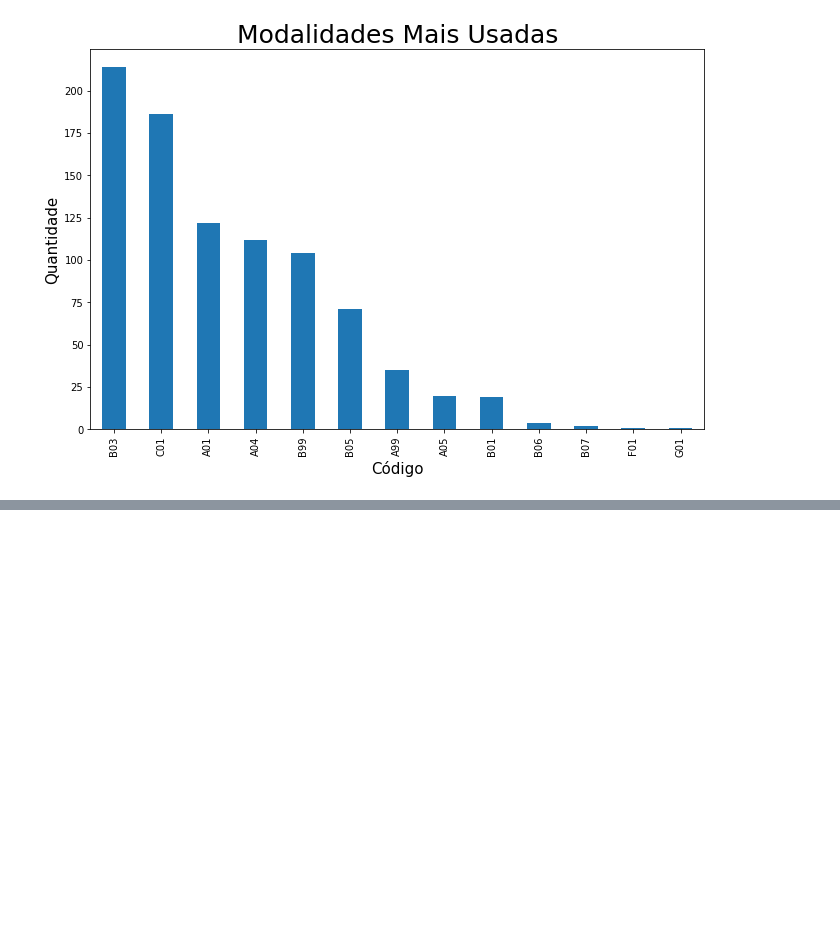
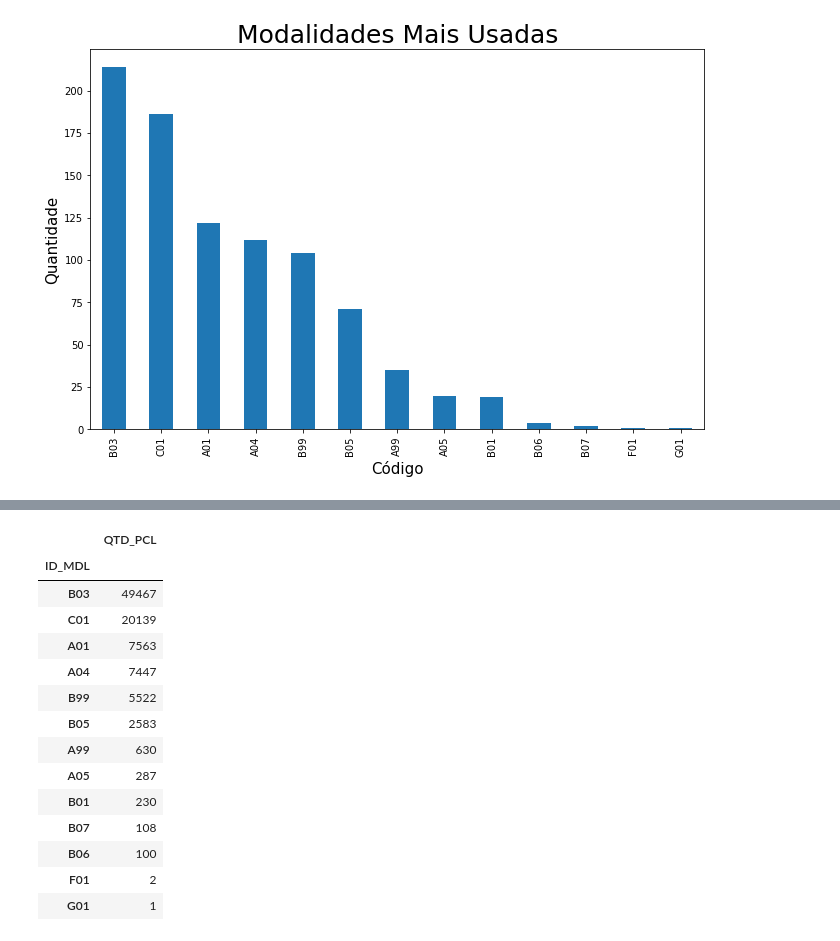
Before and after one commit to ThallesTorres/Projeto_SPC, a Jupyter notebook: SPRINT 2/Analise_STG_OPR_ITT.ipynb, the cells around one changed output, grey strips where cells are left out. Cells and saved outputs as stored; diff of their text form; code cells hidden in the pictures; blank space fills up the shorter version.

```diff
--- a/SPRINT 2/Analise_STG_OPR_ITT.ipynb
+++ b/SPRINT 2/Analise_STG_OPR_ITT.ipynb
@@ -87 +165,24 @@ plt.ylabel('Quantidade', size=15); # Nomeando o eixo Y
+# %%
+# Soma das Parcelas por Modalidades.
+
+temp = dados_STG_OPR_ITT[['ID_MDL', 'QTD_PCL']].dropna()
+
+soma_parcela_por_mdl = temp.groupby(['ID_MDL']).sum().sort_values(by = 'QTD_PCL', ascending = False)
+soma_parcela_por_mdl
+# %% [output]
+|  | QTD_PCL |
+| ID_MDL |  |
+| B03 | 49467 |
+| C01 | 20139 |
+| A01 | 7563 |
+| A04 | 7447 |
+| B99 | 5522 |
+| B05 | 2583 |
+| A99 | 630 |
+| A05 | 287 |
+| B01 | 230 |
+| B07 | 108 |
+| B06 | 100 |
+| F01 | 2 |
+| G01 | 1 |
 # %%
```
Also changed, not shown: parts of 15 cells of this notebook.
